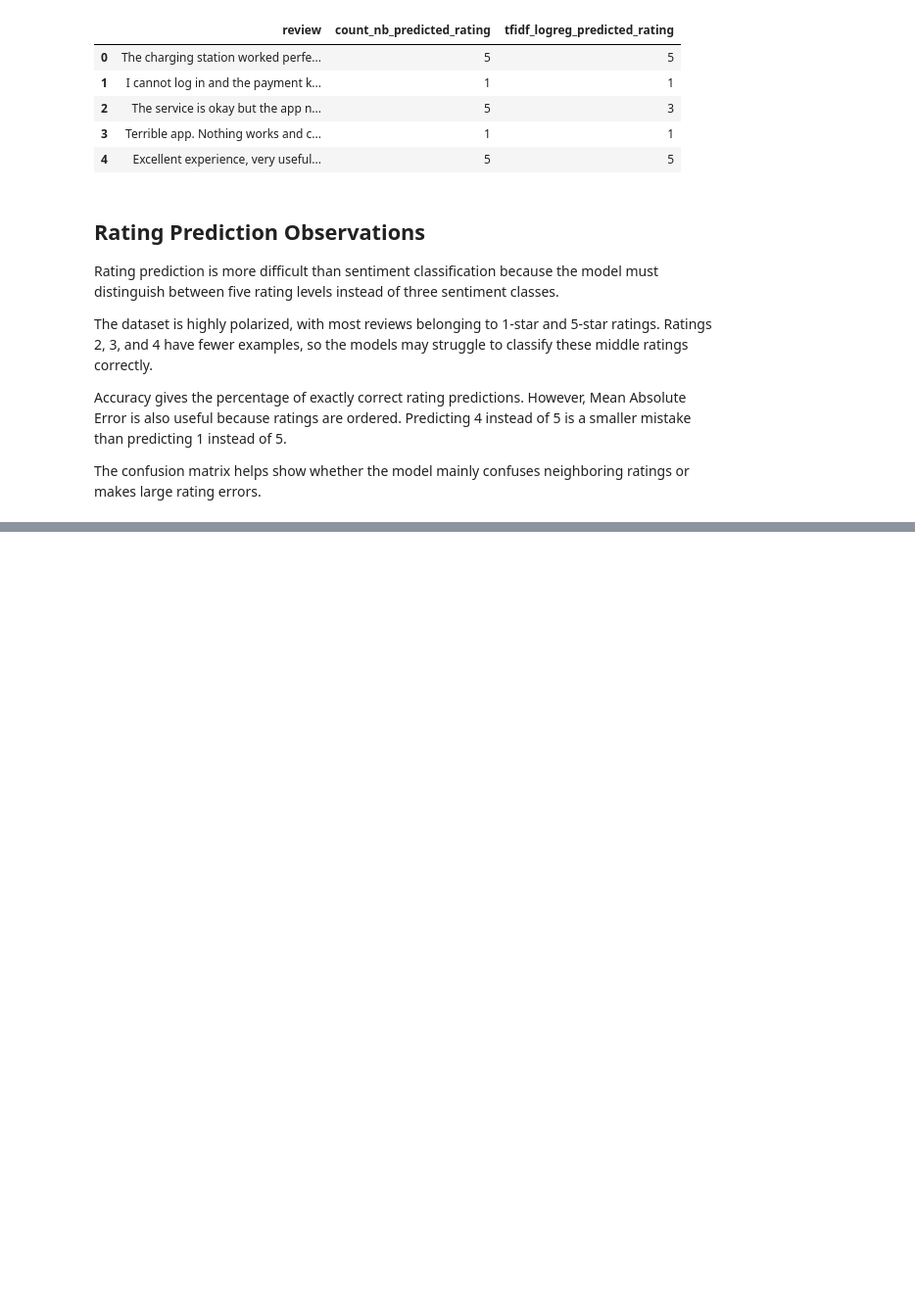
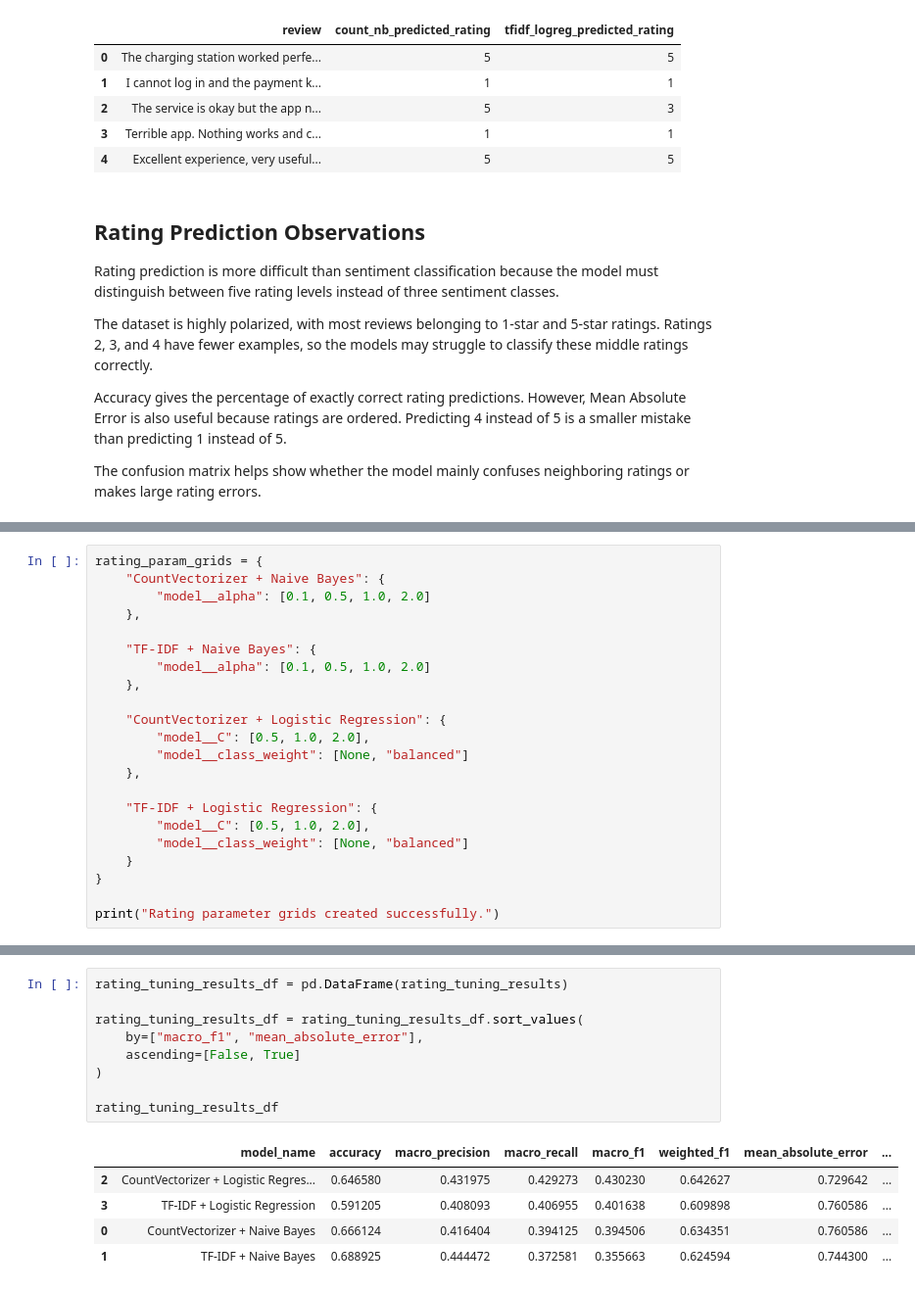
Before and after one commit to jay050699/energy-app-review-sentiment-rating-prediction, a Jupyter notebook: notebooks/03_model_training_evaluation.ipynb, the cells around one changed output, grey strips where cells are left out. Shown at 98% size. Cells and saved outputs as stored; diff of their text form; blank space fills up the shorter version.

```diff
--- a/notebooks/03_model_training_evaluation.ipynb
+++ b/notebooks/03_model_training_evaluation.ipynb
@@ -1251,0 +1354,22 @@ The confusion matrix helps show whether the model mainly confuses neighboring ra
+# %%
+rating_param_grids = {
+    "CountVectorizer + Naive Bayes": {
+        "model__alpha": [0.1, 0.5, 1.0, 2.0]
+    },
+
+    "TF-IDF + Naive Bayes": {
+        "model__alpha": [0.1, 0.5, 1.0, 2.0]
+    },
+
+    "CountVectorizer + Logistic Regression": {
+        "model__C": [0.5, 1.0, 2.0],
+        "model__class_weight": [None, "balanced"]
+    },
+
+    "TF-IDF + Logistic Regression": {
+        "model__C": [0.5, 1.0, 2.0],
+        "model__class_weight": [None, "balanced"]
+    }
+}
+
+print("Rating parameter grids created successfully.")
@@ -1251,0 +1435,15 @@ The confusion matrix helps show whether the model mainly confuses neighboring ra
+# %%
+rating_tuning_results_df = pd.DataFrame(rating_tuning_results)
+
+rating_tuning_results_df = rating_tuning_results_df.sort_values(
+    by=["macro_f1", "mean_absolute_error"],
+    ascending=[False, True]
+)
+
+rating_tuning_results_df
+# %% [output]
+|  | model_name | accuracy | macro_precision | macro_recall | macro_f1 | weighted_f1 | mean_absolute_error | ... |
+| 2 | CountVectorizer + Logistic Regres... | 0.646580 | 0.431975 | 0.429273 | 0.430230 | 0.642627 | 0.729642 | ... |
+| 3 | TF-IDF + Logistic Regression | 0.591205 | 0.408093 | 0.406955 | 0.401638 | 0.609898 | 0.760586 | ... |
+| 0 | CountVectorizer + Naive Bayes | 0.666124 | 0.416404 | 0.394125 | 0.394506 | 0.634351 | 0.760586 | ... |
+| 1 | TF-IDF + Naive Bayes | 0.688925 | 0.444472 | 0.372581 | 0.355663 | 0.624594 | 0.744300 | ... |
```
Also changed, not shown: parts of 13 cells of this notebook, 1 other file.
